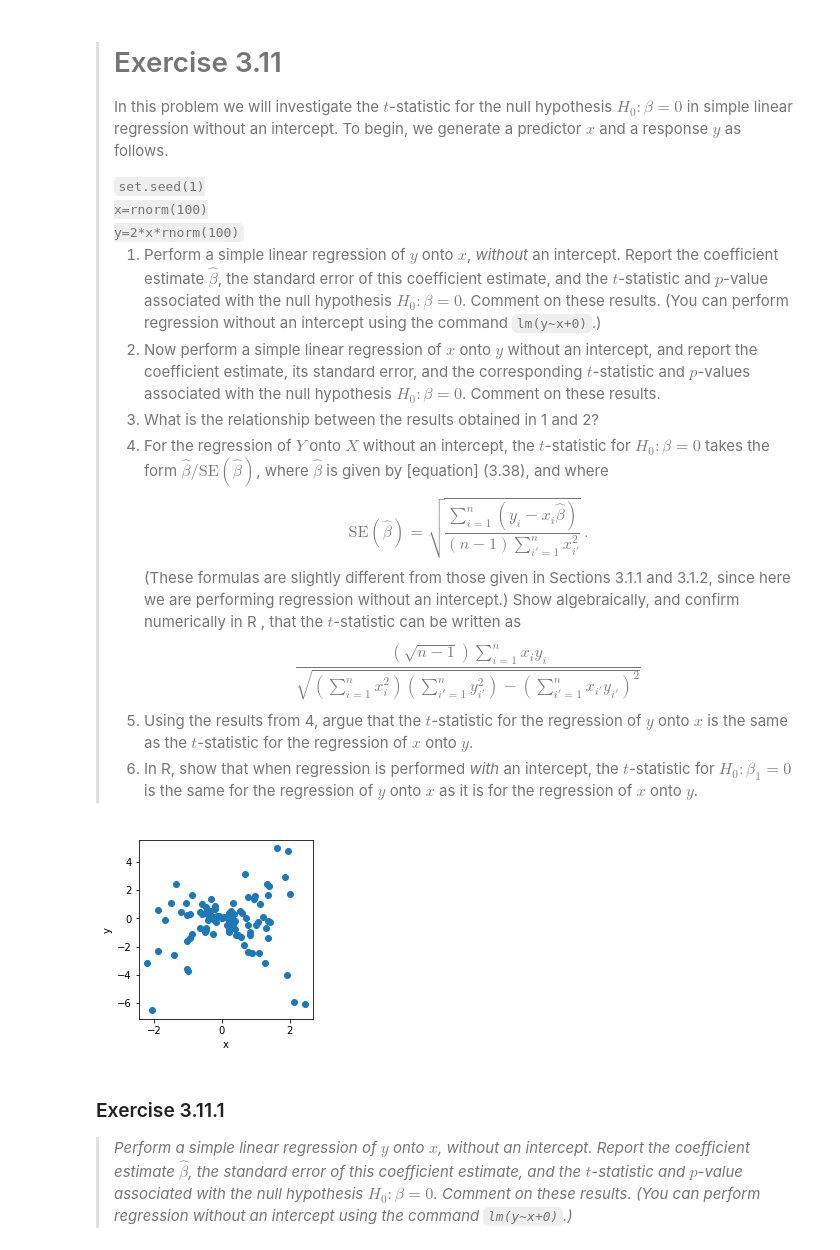
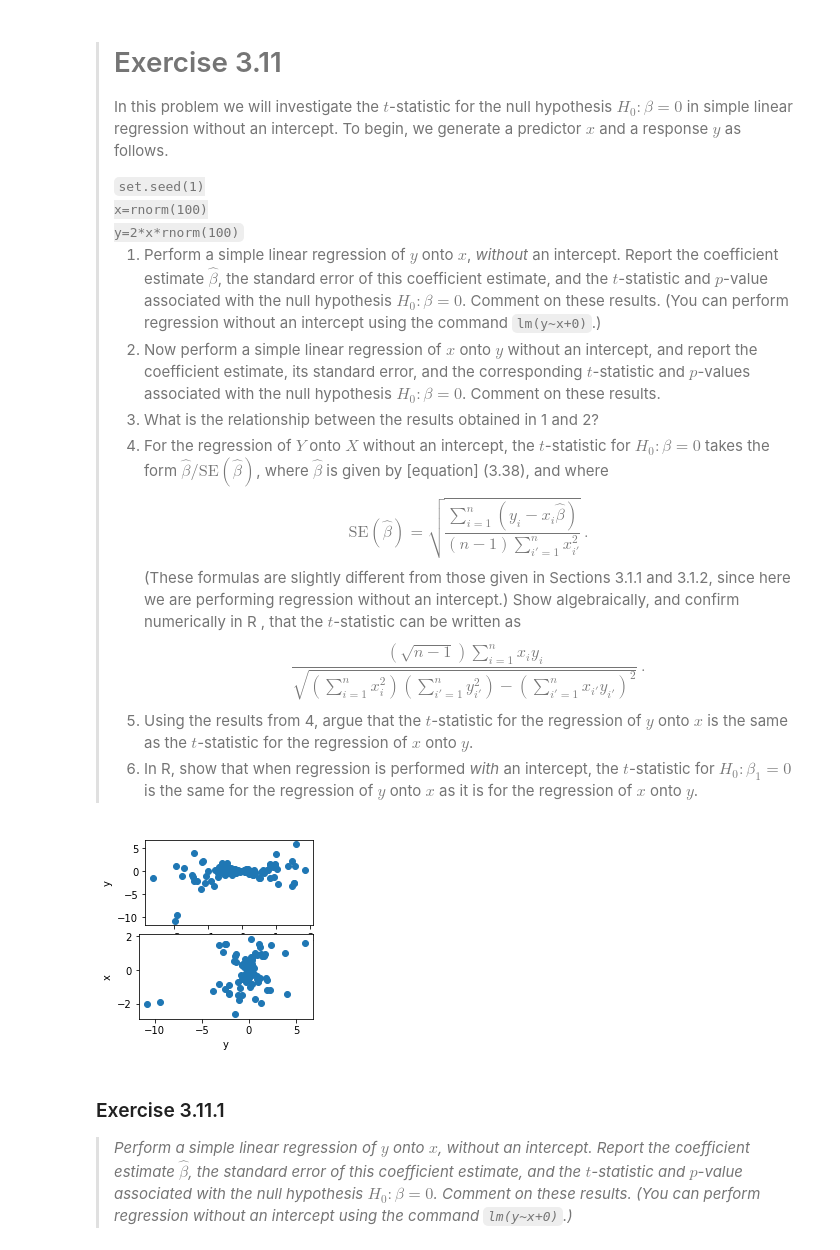
Before and after one commit to HerrBroekman/Python-solutions-for-An-Introduction-to-Statistical-Learning, a Jupyter notebook: Chapter3/Exercise11/3_11.ipynb, the cells around one changed output. Saved outputs shown, nothing was run; the diff lists cells and outputs as text; code cells hidden in the pictures.

```diff
--- a/Chapter3/Exercise11/3_11.ipynb
+++ b/Chapter3/Exercise11/3_11.ipynb
@@ -16,7 +16,7 @@ y=2*x*rnorm(100)</code>
         $$
         (These formulas are slightly different from those given in Sections 3.1.1 and 3.1.2, since here we are performing regression without an intercept.) Show algebraically, and confirm numerically in R , that the $t$-statistic can be written as
         $$
-            \frac{ (\sqrt{n-1}) \sum_{i=1}^n x_i y_i }{ \sqrt{ (\sum_{i=1}^n x_i^2) (\sum_{i'=1}^n y_{i'}^2) - (\sum_{i'=1}^n x_{i'} y_{i'})^2 } }
+            \frac{ (\sqrt{n-1}) \sum_{i=1}^n x_i y_i }{ \sqrt{ (\sum_{i=1}^n x_i^2) (\sum_{i'=1}^n y_{i'}^2) - (\sum_{i'=1}^n x_{i'} y_{i'})^2 } } \,.
         $$</li>
         <li>Using the results from 4, argue that the $t$-statistic for the regression of $y$ onto $x$ is the same as the $t$-statistic for the regression of $x$ onto $y$.</li>
         <li>In R, show that when regression is performed <i>with</i> an intercept, the $t$-statistic for $H_0:\beta_1 = 0$ is the same for the regression of $y$ onto $x$ as it is for the regression of $x$ onto $y$.</li>
@@ -33,14 +35,22 @@ InteractiveShell.ast_node_interactivity = "all"
 
 import statsmodels.api as sm
 # %%
+np.random.seed(42)
 x = np.random.normal(size=100, loc=0, scale=1)
 y = 2*x*np.random.normal(size=100, loc=0, scale=1)
-fig, ax = plt.subplots(constrained_layout=True, figsize=(3, 3))
-_ = ax.scatter(x, y)
-_ = ax.set_xlabel('x')
-_ = ax.set_ylabel('y')
+x = pd.DataFrame({'x': x})
+y = pd.DataFrame({'y': y})
+fig = plt.figure(constrained_layout=True, figsize=(3, 3))
+ax1 = fig.add_subplot(211)
+_ = ax1.scatter(x, y)
+_ = ax1.set_xlabel('x')
+_ = ax1.set_ylabel('y')
+ax2 = fig.add_subplot(212)
+_ = ax2.scatter(y, x)
+_ = ax2.set_xlabel('y')
+_ = ax2.set_ylabel('x')
 # %% [output]
-[figure, old version]
+[figure, new version]
 # %% [markdown]
 <h3>Exercise 3.11.1</h3>
 <blockquote>
```
Also changed, not shown: parts of 8 cells of this notebook.
